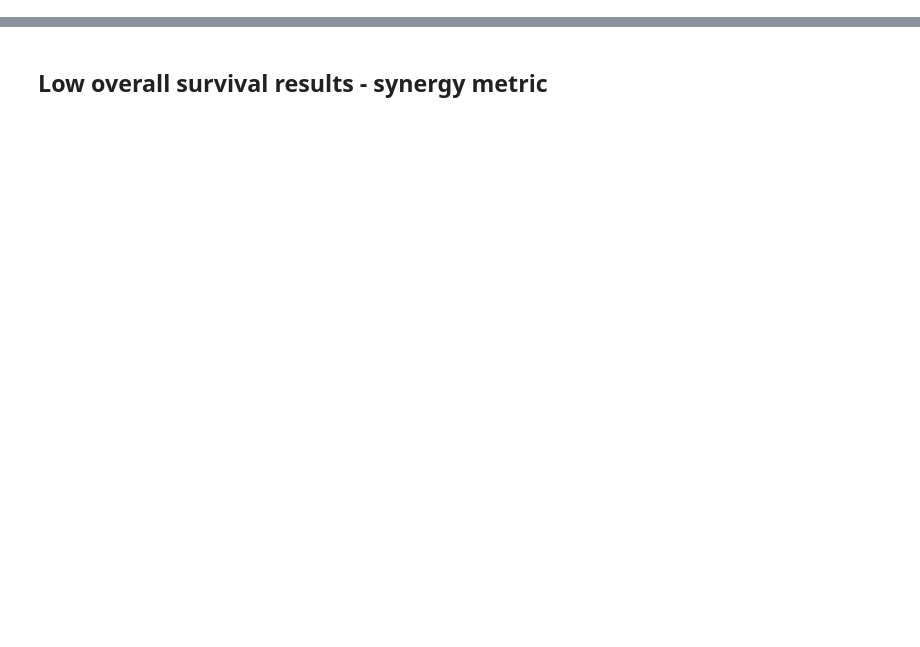
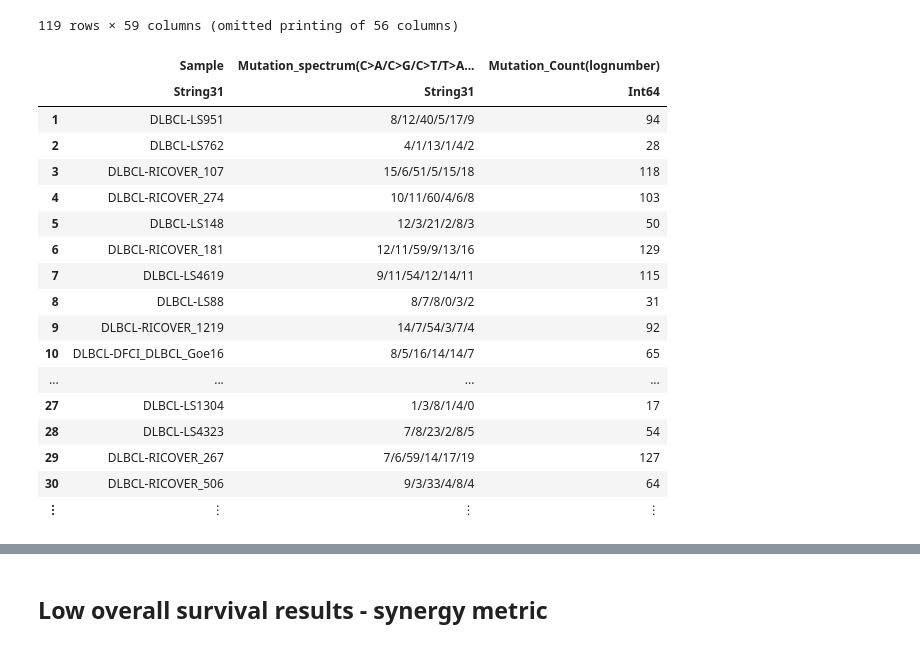
Before and after one commit to SiFTW/norrisEtAl, a Jupyter notebook: scatter_plots_patients_res.ipynb, the cells around one changed output, grey strips where cells are left out. Cells and saved outputs as stored; diff of their text form; code cells hidden in the pictures; blank space fills up the shorter version.

```diff
--- a/scatter_plots_patients_res.ipynb
+++ b/scatter_plots_patients_res.ipynb
@@ -11,5 +16,25 @@ colors=palette(:seaborn_colorblind)
 # %%
-res = DataFrame(CSV.File("clinicalAndMetrics.csv"))
+res = DataFrame(CSV.File("clinicalAndMetricsForUpload.csv"))
+# %% [output]
+119 rows × 59 columns (omitted printing of 56 columns)
+|  | Sample | Mutation_spectrum(C>A/C>G/C>T/T>A... | Mutation_Count(lognumber) |
+|  | String31 | String31 | Int64 |
+| 1 | DLBCL-LS951 | 8/12/40/5/17/9 | 94 |
+| 2 | DLBCL-LS762 | 4/1/13/1/4/2 | 28 |
+| 3 | DLBCL-RICOVER_107 | 15/6/51/5/15/18 | 118 |
+| 4 | DLBCL-RICOVER_274 | 10/11/60/4/6/8 | 103 |
+| 5 | DLBCL-LS148 | 12/3/21/2/8/3 | 50 |
+| 6 | DLBCL-RICOVER_181 | 12/11/59/9/13/16 | 129 |
+| 7 | DLBCL-LS4619 | 9/11/54/12/14/11 | 115 |
+| 8 | DLBCL-LS88 | 8/7/8/0/3/2 | 31 |
+| 9 | DLBCL-RICOVER_1219 | 14/7/54/3/7/4 | 92 |
+| 10 | DLBCL-DFCI_DLBCL_Goe16 | 8/5/16/14/14/7 | 65 |
+| ... | ... | ... | ... |
+| 27 | DLBCL-LS1304 | 1/3/8/1/4/0 | 17 |
+| 28 | DLBCL-LS4323 | 7/8/23/2/8/5 | 54 |
+| 29 | DLBCL-RICOVER_267 | 7/6/59/14/17/19 | 127 |
+| 30 | DLBCL-RICOVER_506 | 9/3/33/4/8/4 | 64 |
+| ⋮ | ⋮ | ⋮ | ⋮ |
 # %%
 res.synMetric=res.peakSyn./res.peakEIA;
 res.COONumber=res."COO_by_Any_GEP_+_Nanostring(string)"
```
Also changed, not shown: parts of 11 cells of this notebook, 1 other file.
